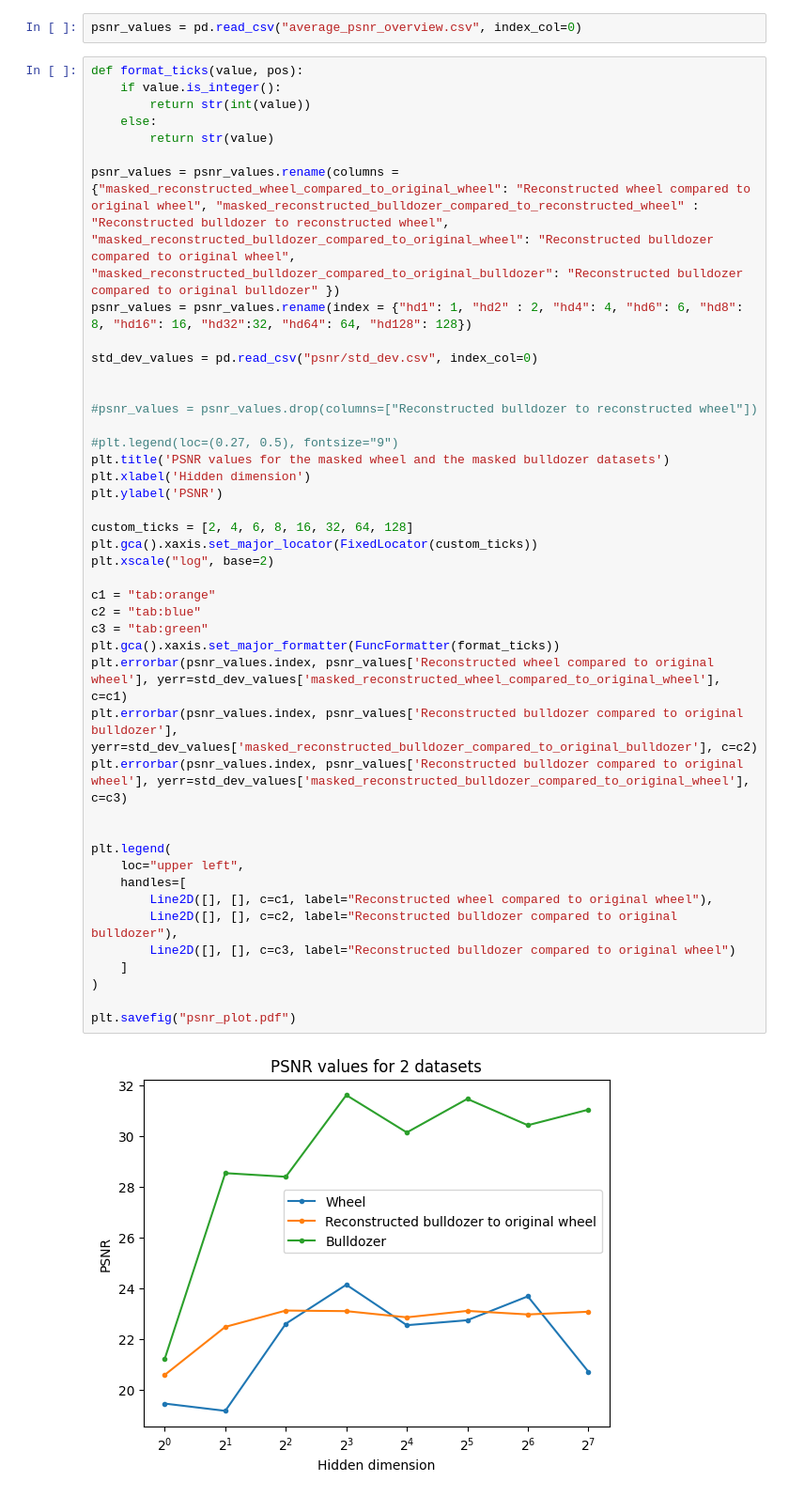
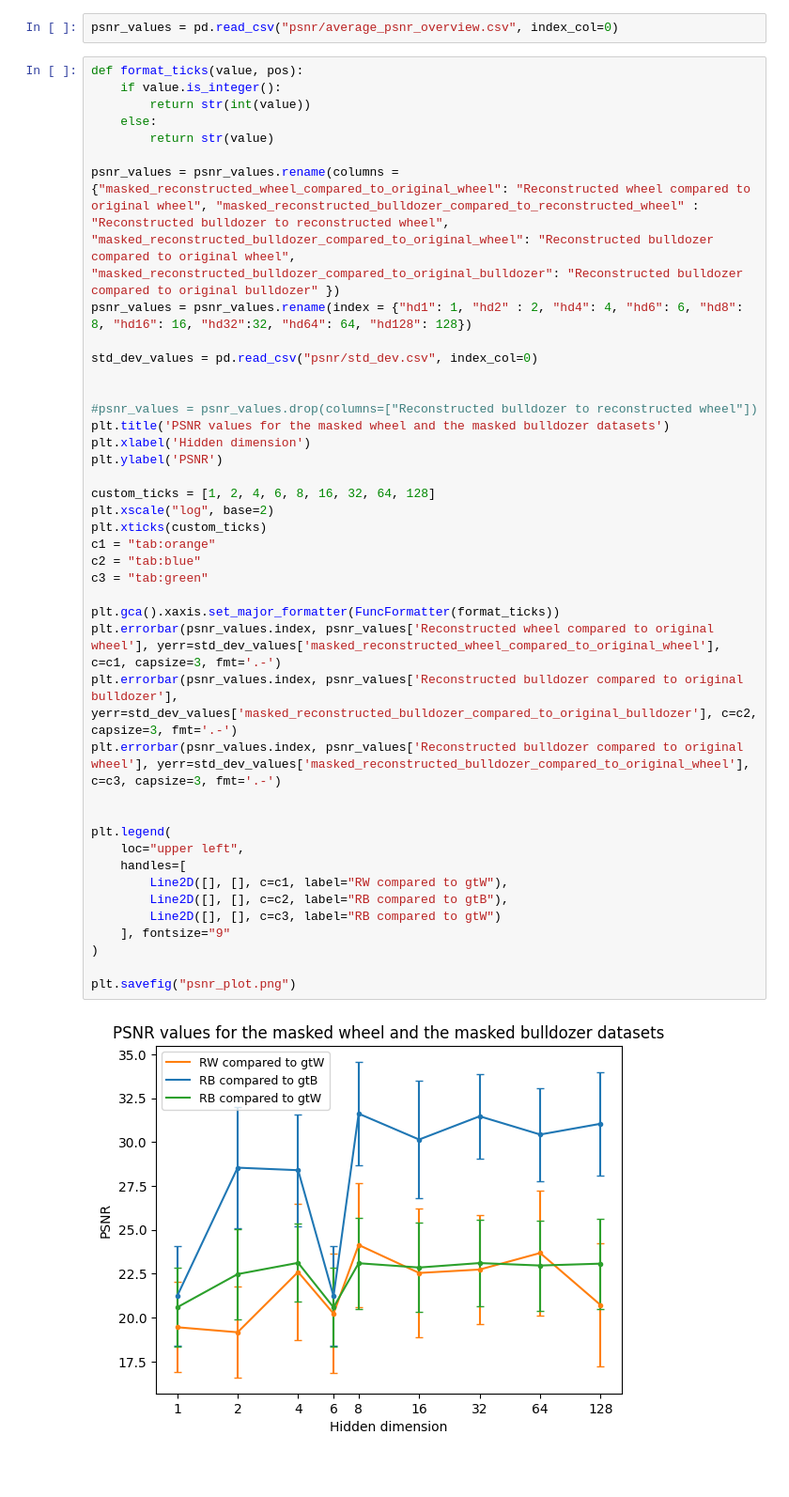
Before and after one commit to doorapr/dllab, a Jupyter notebook: PSNR/PSNR_plot.ipynb, the cells around one changed output. Shown: that part at 94% size. Drawn from its saved outputs; the diff is of its cells as text; blank space fills up the shorter version.

Commit message:
update the plot and code with std dev

```diff
--- a/PSNR/PSNR_plot.ipynb
+++ b/PSNR/PSNR_plot.ipynb
@@ -8,48 +8,46 @@ from matplotlib.ticker import ScalarFormatter, FuncFormatter, FixedLocator
 from matplotlib.lines import Line2D
 # %%
-psnr_values = pd.read_csv("average_psnr_overview.csv", index_col=0)
+psnr_values = pd.read_csv("psnr/average_psnr_overview.csv", index_col=0)
 # %%
 def format_ticks(value, pos):
     if value.is_integer():
         return str(int(value))
     else:
         return str(value)
 
 psnr_values = psnr_values.rename(columns = {"masked_reconstructed_wheel_compared_to_original_wheel": "Reconstructed wheel compared to original wheel", "masked_reconstructed_bulldozer_compared_to_reconstructed_wheel" : "Reconstructed bulldozer to reconstructed wheel", "masked_reconstructed_bulldozer_compared_to_original_wheel": "Reconstructed bulldozer compared to original wheel", "masked_reconstructed_bulldozer_compared_to_original_bulldozer": "Reconstructed bulldozer compared to original bulldozer" })
 psnr_values = psnr_values.rename(index = {"hd1": 1, "hd2" : 2, "hd4": 4, "hd6": 6, "hd8": 8, "hd16": 16, "hd32":32, "hd64": 64, "hd128": 128})
 
 std_dev_values = pd.read_csv("psnr/std_dev.csv", index_col=0)
 
 
 #psnr_values = psnr_values.drop(columns=["Reconstructed bulldozer to reconstructed wheel"])
-
-#plt.legend(loc=(0.27, 0.5), fontsize="9")
 plt.title('PSNR values for the masked wheel and the masked bulldozer datasets')
 plt.xlabel('Hidden dimension')
 plt.ylabel('PSNR')
 
-custom_ticks = [2, 4, 6, 8, 16, 32, 64, 128]
-plt.gca().xaxis.set_major_locator(FixedLocator(custom_ticks))
+custom_ticks = [1, 2, 4, 6, 8, 16, 32, 64, 128]
 plt.xscale("log", base=2)
-
+plt.xticks(custom_ticks)
 c1 = "tab:orange"
 c2 = "tab:blue"
 c3 = "tab:green"
+
 plt.gca().xaxis.set_major_formatter(FuncFormatter(format_ticks))
-plt.errorbar(psnr_values.index, psnr_values['Reconstructed wheel compared to original wheel'], yerr=std_dev_values['masked_reconstructed_wheel_compared_to_original_wheel'], c=c1)
-plt.errorbar(psnr_values.index, psnr_values['Reconstructed bulldozer compared to original bulldozer'], yerr=std_dev_values['masked_reconstructed_bulldozer_compared_to_original_bulldozer'], c=c2)
-plt.errorbar(psnr_values.index, psnr_values['Reconstructed bulldozer compared to original wheel'], yerr=std_dev_values['masked_reconstructed_bulldozer_compared_to_original_wheel'], c=c3)
+plt.errorbar(psnr_values.index, psnr_values['Reconstructed wheel compared to original wheel'], yerr=std_dev_values['masked_reconstructed_wheel_compared_to_original_wheel'], c=c1, capsize=3, fmt='.-')
+plt.errorbar(psnr_values.index, psnr_values['Reconstructed bulldozer compared to original bulldozer'], yerr=std_dev_values['masked_reconstructed_bulldozer_compared_to_original_bulldozer'], c=c2, capsize=3, fmt='.-')
+plt.errorbar(psnr_values.index, psnr_values['Reconstructed bulldozer compared to original wheel'], yerr=std_dev_values['masked_reconstructed_bulldozer_compared_to_original_wheel'], c=c3, capsize=3, fmt='.-')
 
 
 plt.legend(
     loc="upper left",
     handles=[
-        Line2D([], [], c=c1, label="Reconstructed wheel compared to original wheel"),
-        Line2D([], [], c=c2, label="Reconstructed bulldozer compared to original bulldozer"),
-        Line2D([], [], c=c3, label="Reconstructed bulldozer compared to original wheel")
-    ]
+        Line2D([], [], c=c1, label="RW compared to gtW"),
+        Line2D([], [], c=c2, label="RB compared to gtB"),
+        Line2D([], [], c=c3, label="RB compared to gtW")
+    ], fontsize="9"
 )
 
-plt.savefig("psnr_plot.pdf")
+plt.savefig("psnr_plot.png")
 # %% [output]
-[figure, old version]
+[figure, new version]
```
Also changed, not shown: parts of 1 cell of this notebook, 3 other files.
